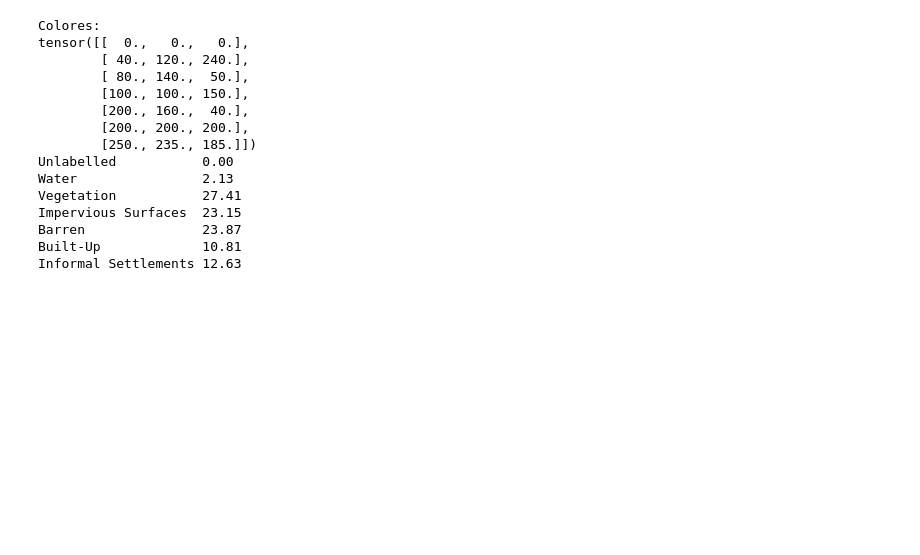
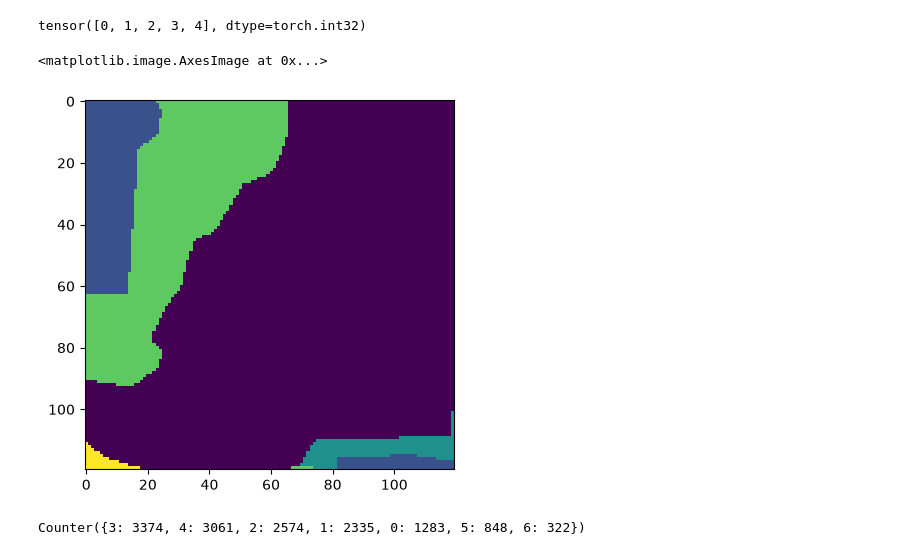
Before and after one commit to Otza02/satellite-img-segmentation, a Jupyter notebook: notebooks/analisis_explo.ipynb, the cells around one changed output. Saved outputs shown, nothing was run; the diff lists cells and outputs as text; code cells hidden in the pictures; blank space fills up the shorter version.

```diff
--- a/notebooks/analisis_explo.ipynb
+++ b/notebooks/analisis_explo.ipynb
@@ -28,46 +55,14 @@ show_img_mask(data, 5)
-# %%
-LABEL2COLOR = {
-    "Informal Settlements": [250, 235, 185],
-    "Built-Up": [200, 200, 200],
-    "Impervious Surfaces": [100, 100, 150],
-    "Vegetation": [80, 140, 50],
-    "Barren": [200, 160, 40],
-    "Water": [40, 120, 240],
-    "Unlabelled": [0, 0, 0],
-}
-COLOR2LABEL = {tuple(v):k for k, v in LABEL2COLOR.items()}
-
-def calc_imbalance(data: SatelliteData):
-
-    masks_hwc = data.Y.permute(0, 2, 3, 1)
-    colors = torch.unique(masks_hwc.reshape(-1, 3), dim=0)
-    print("Colores:")
-    print(colors)
-
-    total = data.Y.shape[0] * data.Y.shape[2] * data.Y.shape[3]
-    label = {}
-    for col in colors:
-        n_pixels = (masks_hwc == col).all(dim=-1).sum()
-        percent = n_pixels / total
-
-        print(f"{COLOR2LABEL[tuple(col.tolist())]:<20}", f"{100 * percent:.2f}")
-        label[COLOR2LABEL[tuple(col.tolist())]] = 100 * percent
-    return label
-
-imbalance = calc_imbalance(data)
-# %% [output]
-Colores:
-tensor([[  0.,   0.,   0.],
-        [ 40., 120., 240.],
-        [ 80., 140.,  50.],
-        [100., 100., 150.],
-        [200., 160.,  40.],
-        [200., 200., 200.],
-        [250., 235., 185.]])
-Unlabelled           0.00
-Water                2.13
-Vegetation           27.41
-Impervious Surfaces  23.15
-Barren               23.87
-Built-Up             10.81
-Informal Settlements 12.63
+# %%
+print(torch.unique(data.Y[0]))
+plt.imshow(data.Y[0].squeeze(0))
+# %% [output]
+tensor([0, 1, 2, 3, 4], dtype=torch.int32)
+<matplotlib.image.AxesImage at 0x...>
+[figure, added]
+# %%
+count = Counter()
+for y in data.Y:
+    count.update([elem.item() for elem in torch.unique(y)])
+count
+# %% [output]
+Counter({3: 3374, 4: 3061, 2: 2574, 1: 2335, 0: 1283, 5: 848, 6: 322})
```
Also changed, not shown: parts of 7 cells of this notebook.
